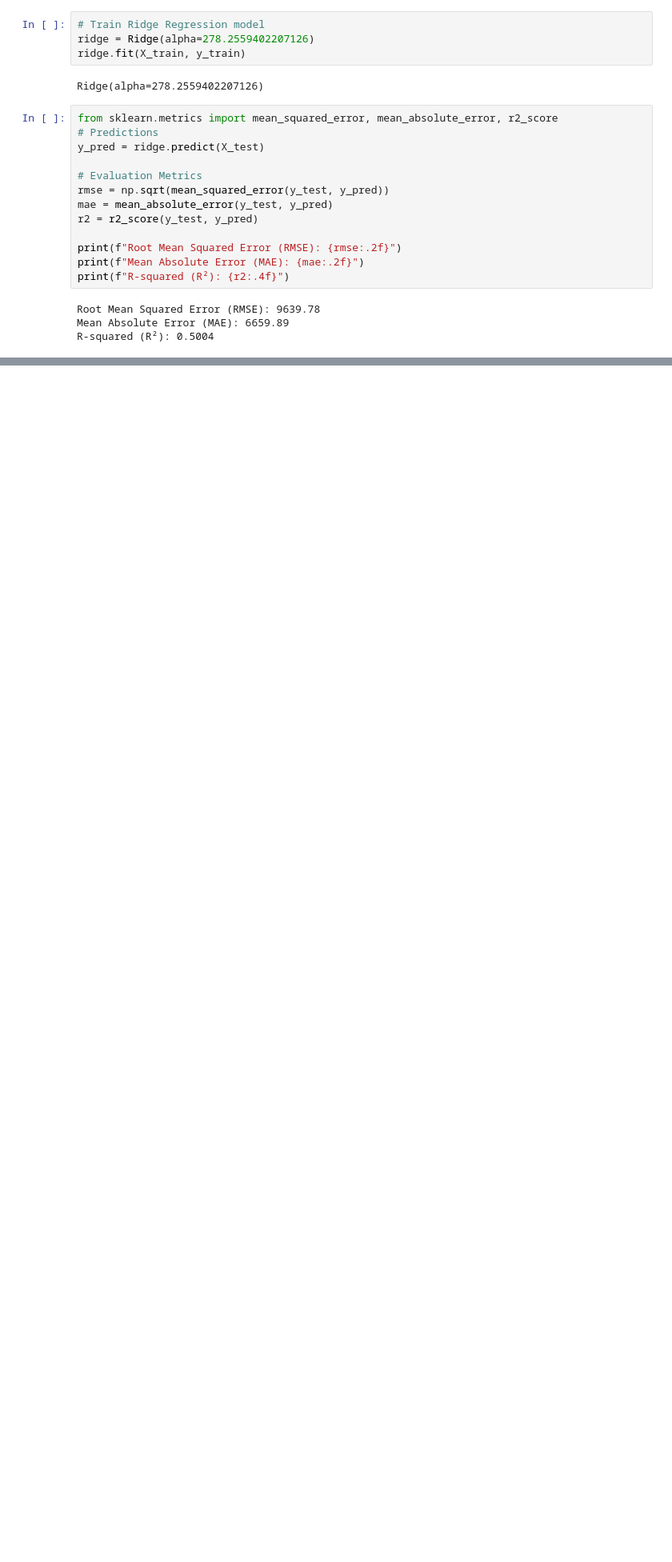
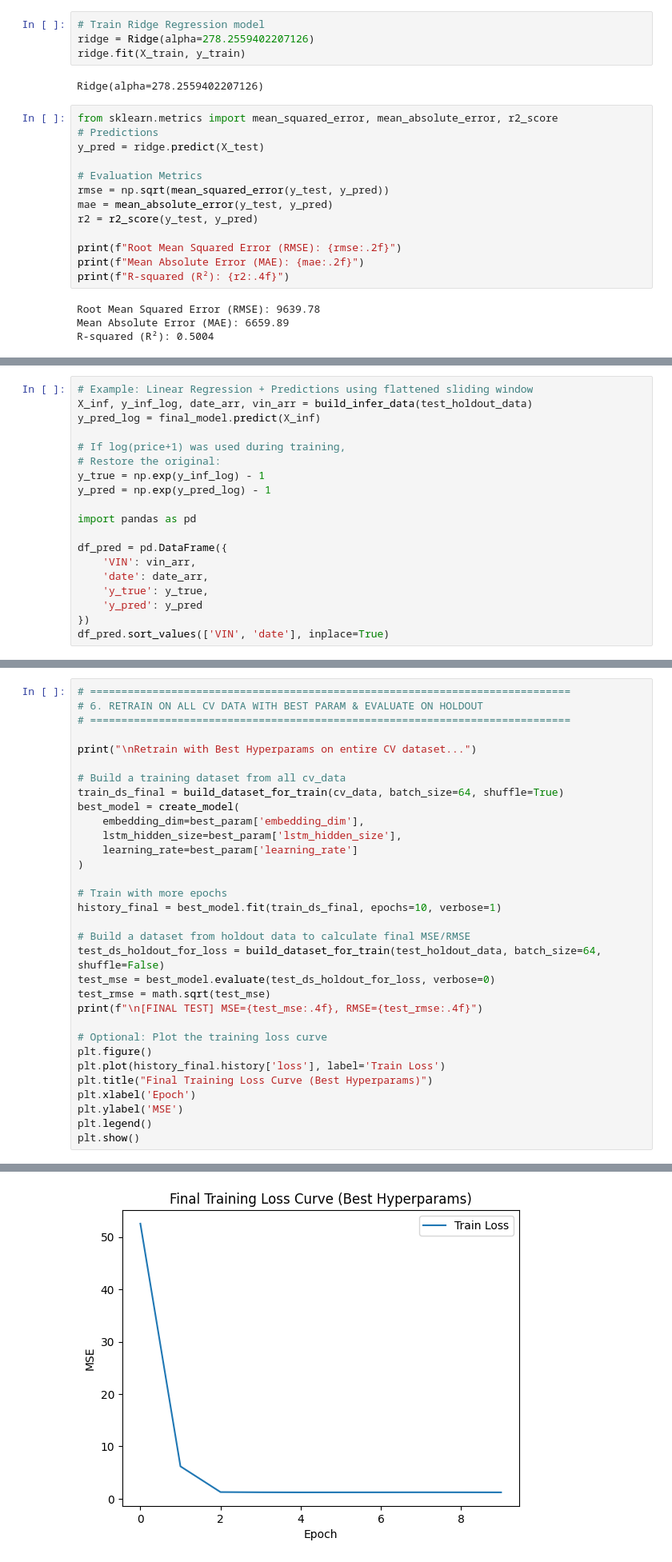
Before and after one commit to BellowAverage/422TempFinal, a Jupyter notebook: CarPriceAnalysis.ipynb, the cells around one changed output, grey strips where cells are left out. Shown at 80% size. Cells and saved outputs as stored; diff of their text form; blank space fills up the shorter version.

```diff
--- a/CarPriceAnalysis.ipynb
+++ b/CarPriceAnalysis.ipynb
@@ -428,0 +690,19 @@ Execution time: 1097.36 seconds (18.29 minutes)
+# %%
+# Example: Linear Regression + Predictions using flattened sliding window
+X_inf, y_inf_log, date_arr, vin_arr = build_infer_data(test_holdout_data)
+y_pred_log = final_model.predict(X_inf)
+
+# If log(price+1) was used during training,
+# Restore the original:
+y_true = np.exp(y_inf_log) - 1
+y_pred = np.exp(y_pred_log) - 1
+
+import pandas as pd
+
+df_pred = pd.DataFrame({
+    'VIN': vin_arr,
+    'date': date_arr,
+    'y_true': y_true,
+    'y_pred': y_pred
+})
+df_pred.sort_values(['VIN', 'date'], inplace=True)
@@ -428,0 +973,33 @@ Execution time: 1097.36 seconds (18.29 minutes)
+# %%
+# =============================================================================
+# 6. RETRAIN ON ALL CV DATA WITH BEST PARAM & EVALUATE ON HOLDOUT
+# =============================================================================
+
+print("\nRetrain with Best Hyperparams on entire CV dataset...")
+
+# Build a training dataset from all cv_data
+train_ds_final = build_dataset_for_train(cv_data, batch_size=64, shuffle=True)
+best_model = create_model(
+    embedding_dim=best_param['embedding_dim'],
+    lstm_hidden_size=best_param['lstm_hidden_size'],
+    learning_rate=best_param['learning_rate']
+)
+
+# Train with more epochs
+history_final = best_model.fit(train_ds_final, epochs=10, verbose=1)
+
+# Build a dataset from holdout data to calculate final MSE/RMSE
+test_ds_holdout_for_loss = build_dataset_for_train(test_holdout_data, batch_size=64, shuffle=False)
+test_mse = best_model.evaluate(test_ds_holdout_for_loss, verbose=0)
+test_rmse = math.sqrt(test_mse)
+print(f"\n[FINAL TEST] MSE={test_mse:.4f}, RMSE={test_rmse:.4f}")
+
+# Optional: Plot the training loss curve
+plt.figure()
+plt.plot(history_final.history['loss'], label='Train Loss')
+plt.title("Final Training Loss Curve (Best Hyperparams)")
+plt.xlabel('Epoch')
+plt.ylabel('MSE')
+plt.legend()
+plt.show()
+# %% [output]
@@ -428,0 +1023 @@ Execution time: 1097.36 seconds (18.29 minutes)
+[figure, added]
```
Also changed, not shown: parts of 34 cells of this notebook, 7 other files.
